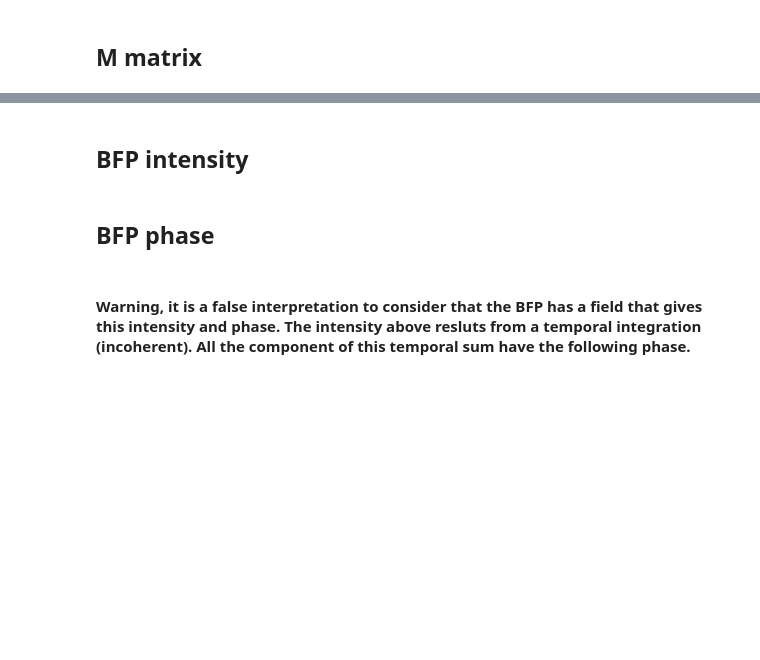
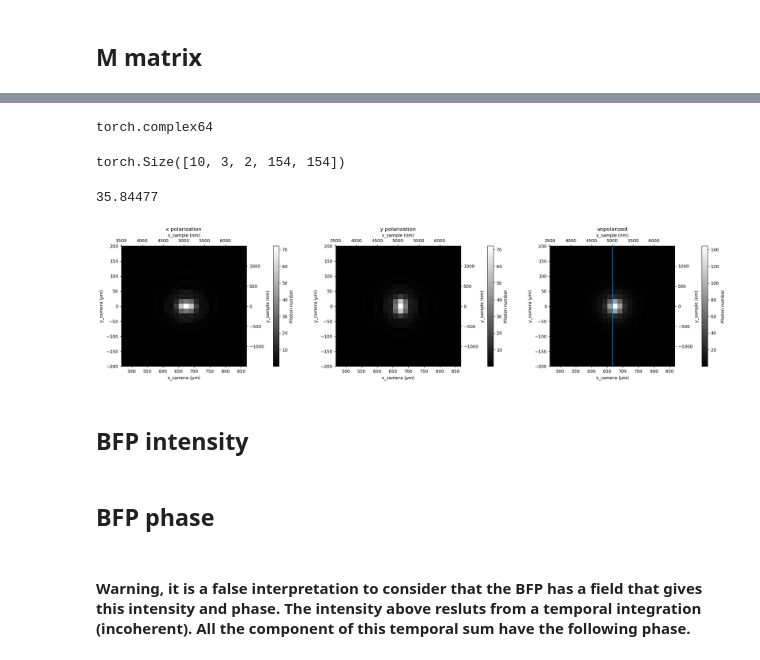
Before and after one commit to aautric/4polarMFM_these, a Jupyter notebook: PSF_demo.ipynb, the cells around one changed output, grey strips where cells are left out. Cells and saved outputs as stored; diff of their text form; code cells hidden in the pictures; blank space fills up the shorter version.

```diff
--- a/PSF_demo.ipynb
+++ b/PSF_demo.ipynb
@@ -32,7 +32,7 @@ if version == 'torch':
     f_tube=torch.tensor(f_tube, device=device)
     MAG=torch.tensor(MAG, device=device)
 # %%
-xp = 1.2 # dipole position in micrometer
+xp = 5. # dipole position in micrometer
 yp = 0. # dipole position in micrometer
 z = 1./50 # z position of dipole in micrometer
 d_ = -1.2/50 # distance between focal plane (middle) and coverslip (convention is to take it negative)
@@ -107,7 +107,7 @@ else: # np case
 # %%
 J = np.array([[1,0],[0,1]])
 # %%
-SAF = True
+SAF = False
 # %%
 if SAF:
     x, y, th1, phi, [Ex0, Ex1, Ex2], [Ey0, Ey1, Ey2], r, r_cut, r_cut_saf, k, f_o, costh2 = vectorial_BFP_perfect_focus(N, NA=NA, mag=mag, lambd=lambd, f_tube=f_tube, SAF=SAF, device=device, J_dichroic=J)
@@ -174,16 +184,20 @@ M.shape
 # %%
 M.dtype
+# %% [output]
+torch.complex64
 # %%
 # HERE COMES THE ORIENTATION
 # %%
 psf = PSF(rho=rho, eta=eta, delta=delta, M=M, N_photons=N_photons)
 # %%
 psf.shape
+# %% [output]
+torch.Size([10, 3, 2, 154, 154])
 # %%
 # the result is of dimension 3 (polar, x_image, y_image) or 4 if rho ... are tensors of dimension N (several psf computed)
 # then the dimension is () (N, polar, x_image, y_image)
 # %%
-x_lim = 100
+x_lim = 200
 plt.rcParams['figure.figsize'] = [25, 5]
 fig, ax = plt.subplots(1,3)
 plan = 2
@@ -230,33 +244,37 @@ secax = ax[0].secondary_xaxis('top', functions=(lambda x : 1000*x/(mag*MAG), lam
 secax2 = ax[0].secondary_yaxis('right', functions=(lambda x : 1000*x/(mag*MAG), lambda x : 0.001*mag*MAG*x))
 secax.set_xlabel('x_sample (nm)')
 secax2.set_ylabel('y_sample (nm)')
 cb = plt.colorbar(mesh, pad=0.15, label='Photon number')
 
 mesh1 = ax[1].pcolormesh(u, v, psfy, cmap='gray')
 ax[1].set_xlim((xpp*mag*MAG-x_lim, xpp*mag*MAG+x_lim))
 ax[1].set_ylim((ypp*mag*MAG-x_lim, ypp*mag*MAG+x_lim))
 ax[1].set_xlabel('x_camera ($\\mu$m)')
 ax[1].set_ylabel('y_camera ($\\mu$m)')
 ax[1].set_title('y polarization')
 secax = ax[1].secondary_xaxis('top', functions=(lambda x : 1000*x/(mag*MAG), lambda x : 0.001*mag*MAG*x))
 secax2 = ax[1].secondary_yaxis('right', functions=(lambda x : 1000*x/(mag*MAG), lambda x : 0.001*mag*MAG*x))
 secax.set_xlabel('x_sample (nm)')
 secax2.set_ylabel('y_sample (nm)')
 cb = plt.colorbar(mesh1, pad=0.15, label='Photon number')
 
 mesh2 = ax[2].pcolormesh(u, v, psf_unpolarized, cmap='gray')#, norm=LogNorm())
 #ax[2].plot(xpp*(MAG*mag)+r_circle*np.cos(np.linspace(0,2*np.pi,100)), ypp*(MAG*mag)+r_circle*np.sin(np.linspace(0,2*np.pi,100)), c='r')
 ax[2].set_xlim((xpp*mag*MAG-x_lim, xpp*mag*MAG+x_lim))
 ax[2].set_ylim((ypp*mag*MAG-x_lim, ypp*mag*MAG+x_lim))
 ax[2].set_xlabel('x_camera ($\\mu$m)')
 ax[2].set_ylabel('y_camera ($\\mu$m)')
 ax[2].set_title('unpolarized')
 secax = ax[2].secondary_xaxis('top', functions=(lambda x : 1000*x/(mag*MAG), lambda x : 0.001*mag*MAG*x))
 secax2 = ax[2].secondary_yaxis('right', functions=(lambda x : 1000*x/(mag*MAG), lambda x : 0.001*mag*MAG*x))
+plt.axvline(xpp*mag*MAG)
 secax.set_xlabel('x_sample (nm)')
 secax2.set_ylabel('y_sample (nm)')
 cb = plt.colorbar(mesh2, pad=0.15, label='Photon number')
 #ax[2].axvline(3000*0.1*200/150, c='r')
+# %% [output]
+35.84477
+[figure, added]
 # %%
 fig, axes = plt.subplots(
     2, 3,
```
Also changed, not shown: parts of 5 cells of this notebook, 5 other files.
